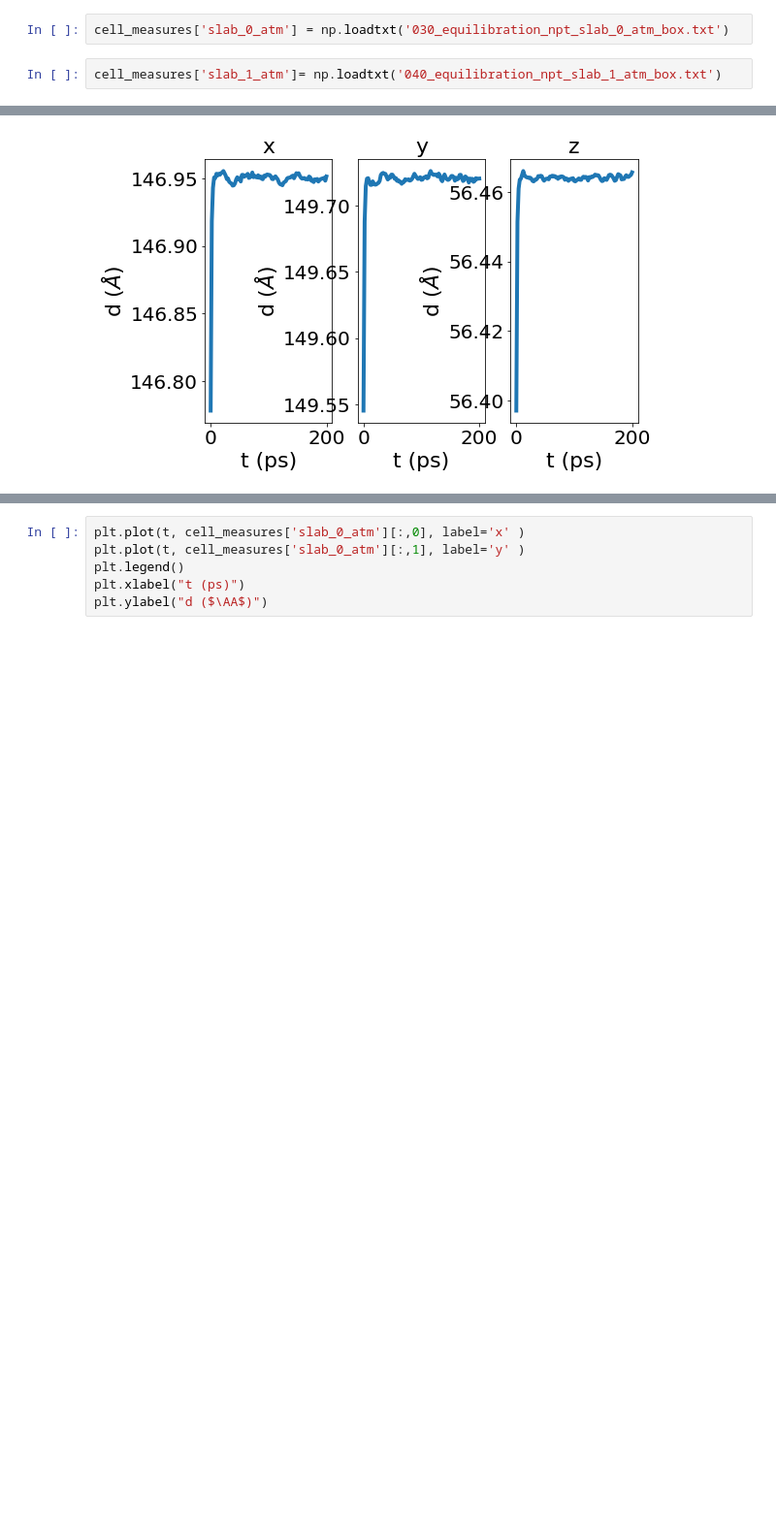
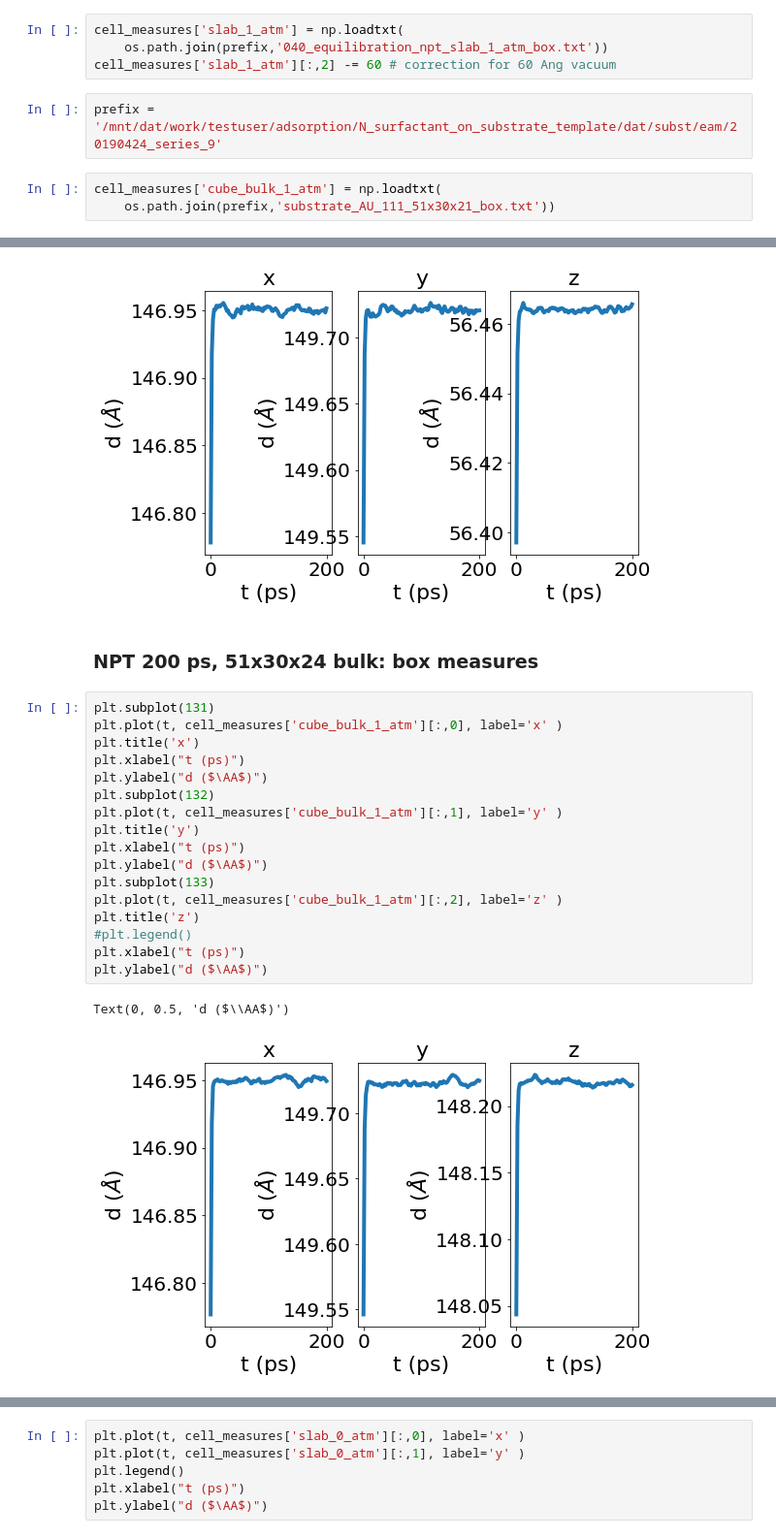
Before and after one commit to jotelha/jlhphd, a Jupyter notebook: ipynb/subst/20190412_lattice_constant.ipynb, the cells around one changed output, grey strips where cells are left out. Shown at 97% size. Drawn from its saved outputs; the diff is of its cells as text; blank space fills up the shorter version.

```diff
--- a/ipynb/subst/20190412_lattice_constant.ipynb
+++ b/ipynb/subst/20190412_lattice_constant.ipynb
@@ -158,4 +193,9 @@ cell_measures['bulk_1_atm'] = np.loadtxt('020_equilibration_npt_bulk_1_atm_box.t
+# %%
+cell_measures['slab_1_atm'] = np.loadtxt(
+    os.path.join(prefix,'040_equilibration_npt_slab_1_atm_box.txt'))
+cell_measures['slab_1_atm'][:,2] -= 60 # correction for 60 Ang vacuum
+# %%
+prefix = '/mnt/dat/work/testuser/adsorption/N_surfactant_on_substrate_template/dat/subst/eam/20190424_series_9'
 # %%
-cell_measures['slab_0_atm'] = np.loadtxt('030_equilibration_npt_slab_0_atm_box.txt')
+cell_measures['cube_bulk_1_atm'] = np.loadtxt(
+    os.path.join(prefix,'substrate_AU_111_51x30x21_box.txt'))
-# %%
-cell_measures['slab_1_atm']= np.loadtxt('040_equilibration_npt_slab_1_atm_box.txt')
@@ -210,4 +245,26 @@ plt.ylabel("d ($\AA$)")
 # %% [output]
 Text(0, 0.5, 'd ($\\AA$)')
 [figure]
+# %% [markdown]
+### NPT 200 ps, 51x30x24 bulk: box measures
+# %%
+plt.subplot(131)
+plt.plot(t, cell_measures['cube_bulk_1_atm'][:,0], label='x' )
+plt.title('x')
+plt.xlabel("t (ps)")
+plt.ylabel("d ($\AA$)")
+plt.subplot(132)
+plt.plot(t, cell_measures['cube_bulk_1_atm'][:,1], label='y' )
+plt.title('y')
+plt.xlabel("t (ps)")
+plt.ylabel("d ($\AA$)")
+plt.subplot(133)
+plt.plot(t, cell_measures['cube_bulk_1_atm'][:,2], label='z' )
+plt.title('z')
+#plt.legend()
+plt.xlabel("t (ps)")
+plt.ylabel("d ($\AA$)")
+# %% [output]
+Text(0, 0.5, 'd ($\\AA$)')
+[figure, added]
 # %% [markdown]
```
Also changed, not shown: parts of 63 cells of this notebook, 50 other files.
